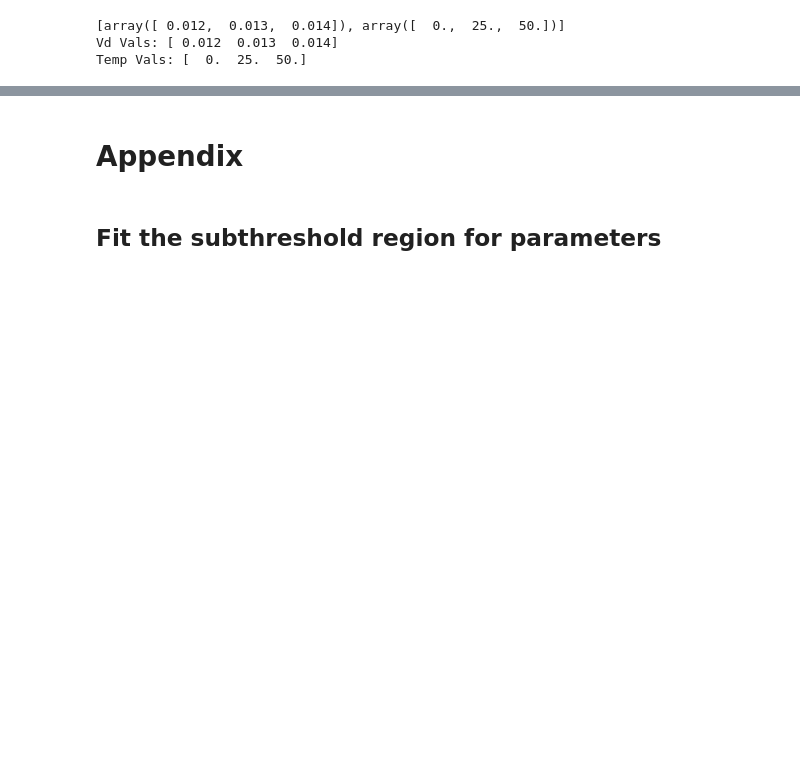
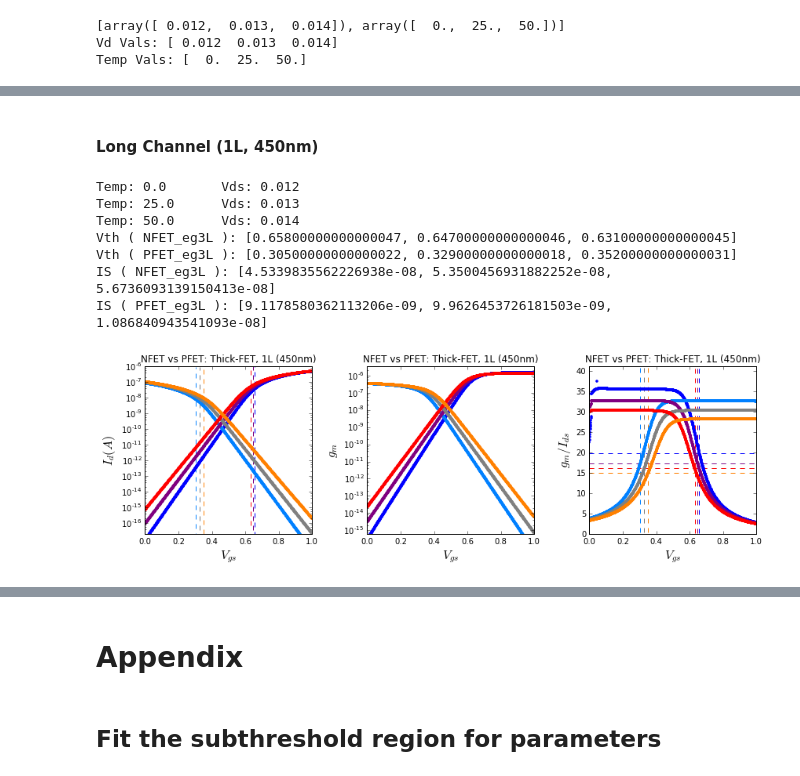
Before and after one commit to twinoza/TwinPyNB, a Jupyter notebook: FETCharacterization/NFET_ParamExtract.ipynb, the cells around one changed output, grey strips where cells are left out. Cells and saved outputs as stored; diff of their text form; code cells hidden in the pictures; blank space fills up the shorter version.

```diff
--- a/FETCharacterization/NFET_ParamExtract.ipynb
+++ b/FETCharacterization/NFET_ParamExtract.ipynb
@@ -305,0 +311,17 @@ IS_eg1L:  [array([[  1.02307190e-07]]), array([[  1.59399470e-07]]), array([[  2
+# %% [markdown]
+#### Long Channel (1L, 450nm)
+# %%
+figsize(12,4)
+Vths_N_eg1L, IS_N_eg1L, Vths_P_eg1L, IS_P_eg1L = compareFETs(("NFET_eg3L", "PFET_eg3L"),
+            (folderRoot, folderRoot_P),
+            "NFET vs PFET: Thick-FET, 1L (450nm)",
+            curveType="IdsVgsCurve")
+# %% [output]
+Temp: 0.0       Vds: 0.012
+Temp: 25.0      Vds: 0.013
+Temp: 50.0      Vds: 0.014
+Vth ( NFET_eg3L ): [0.65800000000000047, 0.64700000000000046, 0.63100000000000045]
+Vth ( PFET_eg3L ): [0.30500000000000022, 0.32900000000000018, 0.35200000000000031]
+IS ( NFET_eg3L ): [4.5339835562226938e-08, 5.3500456931882252e-08, 5.6736093139150413e-08]
+IS ( PFET_eg3L ): [9.1178580362113206e-09, 9.9626453726181503e-09, 1.086840943541093e-08]
+[figure, added]
```
Also changed, not shown: parts of 33 cells of this notebook, 1 other file.
